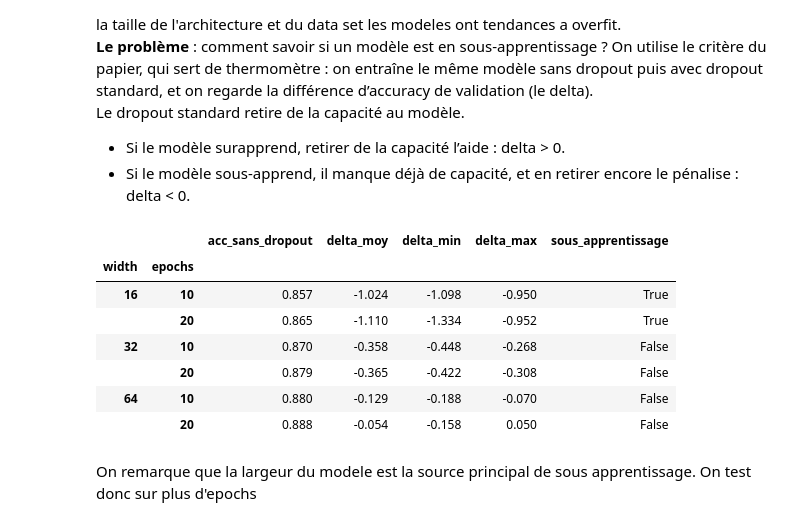
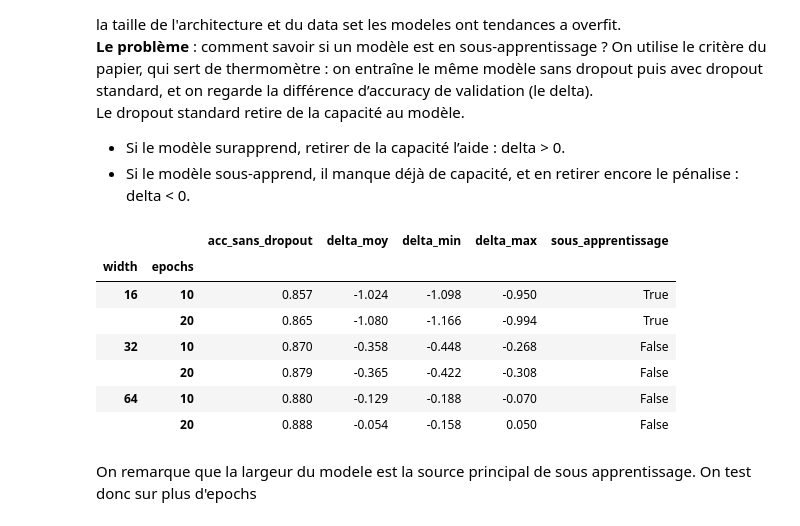
Before and after one commit to Felix-prjcts/early-dropout-study, a Jupyter notebook: mlp_fmnist.ipynb, the cells around one changed output. Drawn from its saved outputs; the diff is of its cells as text; code cells hidden in the pictures.

```diff
--- a/mlp_fmnist.ipynb
+++ b/mlp_fmnist.ipynb
@@ -69,28 +69,29 @@ for WIDTH in CALIB_WIDTHS:
                 print(f"w{WIDTH} e{EPOCHS} frac {frac} seed {seed}  val acc {hist.val_acc.iloc[-1]:.4f}")
 # %%
 cal = pd.concat(pd.read_csv(f) for f in glob.glob(f"{OUT}/{CADRE}_w*_e*_frac*_s*.csv"))
-cal = cal[cal.width.isin(CALIB_WIDTHS) & cal.epochs.isin(CALIB_EPOCHS) & cal.frac.isin(CALIB_GRID)]
+cal = cal[cal.width.isin(CALIB_WIDTHS) & cal.epochs.isin(CALIB_EPOCHS)
+          & cal.frac.isin(CALIB_GRID) & cal.seed.isin(CALIB_SEEDS)]
 
 # valeur finale = moyenne des 5 dernières epochs de chaque run
 fin = (cal[cal.epoch >= cal.epochs - 5]
        .groupby(["width", "epochs", "frac", "seed"])[["train_loss", "val_loss", "val_acc"]].mean()
        .reset_index())
 
 t = fin.pivot_table(index=["width", "epochs", "seed"], columns="frac", values="val_acc")
 t["delta"] = (t[1] - t[0]) * 100                         # standard - aucun, en points
 tab = t.groupby(["width", "epochs"]).agg(
     acc_sans_dropout=(0, "mean"),
     delta_moy=("delta", "mean"),
     delta_min=("delta", "min"),
     delta_max=("delta", "max"),
 )
 tab["sous_apprentissage"] = tab.delta_max <= -0.5         # les 2 graines perdent au moins 0.5 pt
 tab.round(3)
 # %% [output]
 |  |  | acc_sans_dropout | delta_moy | delta_min | delta_max | sous_apprentissage |
 | width | epochs |  |  |  |  |  |
 | 16 | 10 | 0.857 | -1.024 | -1.098 | -0.950 | True |
-|  | 20 | 0.865 | -1.110 | -1.334 | -0.952 | True |
+|  | 20 | 0.865 | -1.080 | -1.166 | -0.994 | True |
 | 32 | 10 | 0.870 | -0.358 | -0.448 | -0.268 | False |
 |  | 20 | 0.879 | -0.365 | -0.422 | -0.308 | False |
 | 64 | 10 | 0.880 | -0.129 | -0.188 | -0.070 | False |
```
Also changed, not shown: parts of 5 cells of this notebook, 3 other files.
